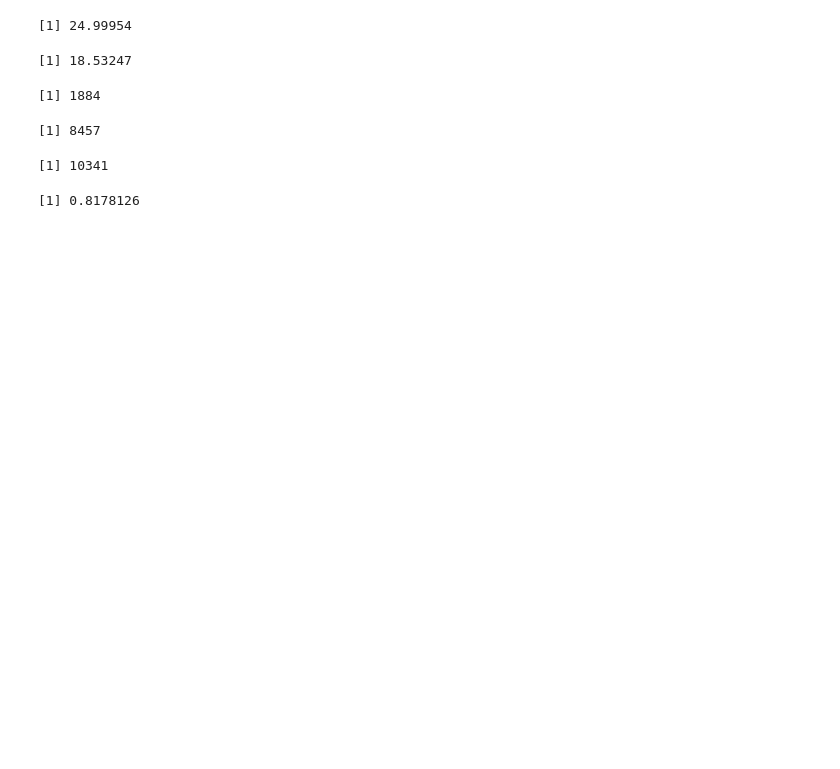
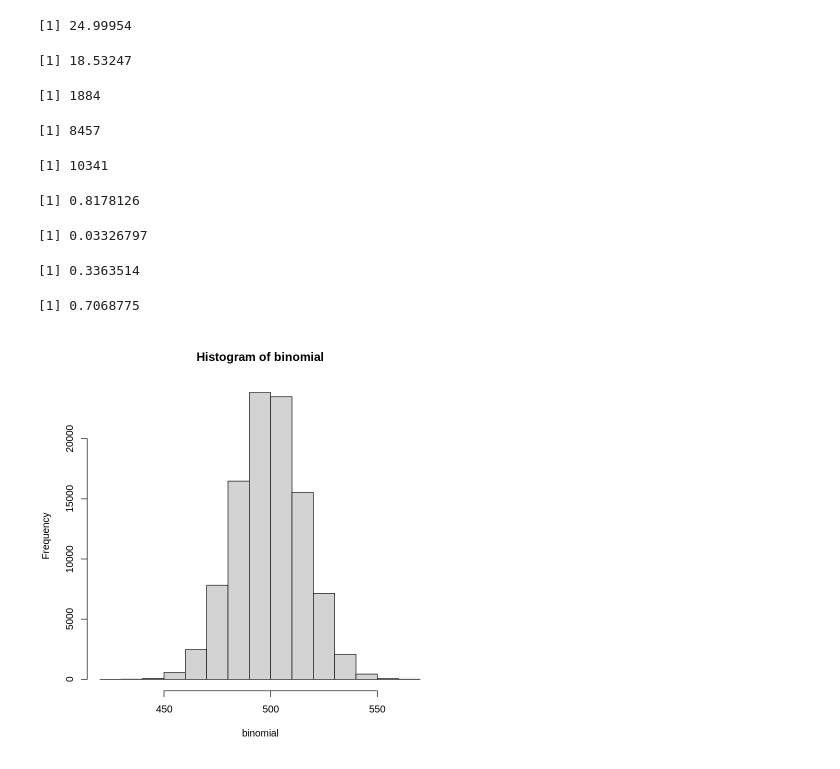
Before and after one commit to polaroidz/polaroidz, a Jupyter notebook: Probability_in_R.ipynb, the cells around one changed output. Cells and saved outputs as stored; diff of their text form; code cells hidden in the pictures; blank space fills up the shorter version.

```diff
--- a/Probability_in_R.ipynb
+++ b/Probability_in_R.ipynb
@@ -142,3 +154,37 @@ sum(biased == 14)
 8457 / 10341
 # %% [output]
 [1] 0.8178126
+# %%
+# Pr(14 Heads | Fair) * Pr(Fair)
+dbinom(14, 20, 0.5) * 0.9
+# %% [output]
+[1] 0.03326797
+# %%
+prob_14_fair <- dbinom(14, 20, 0.5) * 0.9
+prob_14_bias <- dbinom(14, 20, 0.75) * 0.1
+
+# Pr(Biased | 14 Heads) - Bayes
+prob_14_bias / (prob_14_fair + prob_14_bias)
+# %% [output]
+[1] 0.3363514
+# %%
+# Use dbinom to find the probability of 16/20 from a fair or biased coin
+probability_16_fair <- dbinom(16, 20, .5)
+probability_16_biased <- dbinom(16, 20, .75)
+
+# Use Bayes' theorem to find the posterior probability that the coin is fair
+(probability_16_fair * .99) / (probability_16_fair * .99 + probability_16_biased * .01)
+# %% [output]
+[1] 0.7068775
+# %%
+binomial <- rbinom(100000, 1000, 0.5)
+
+exp_value <- 1000 * 0.5
+variance <- 1000 * 0.5 * (1 - 0.5)
+stdev <- sqrt(variance)
+
+normal <- rnorm(100000, exp_value, stdev)
+# %%
+hist(binomial)
+# %% [output]
+[figure, added]
```
Also changed, not shown: parts of 4 cells of this notebook.
